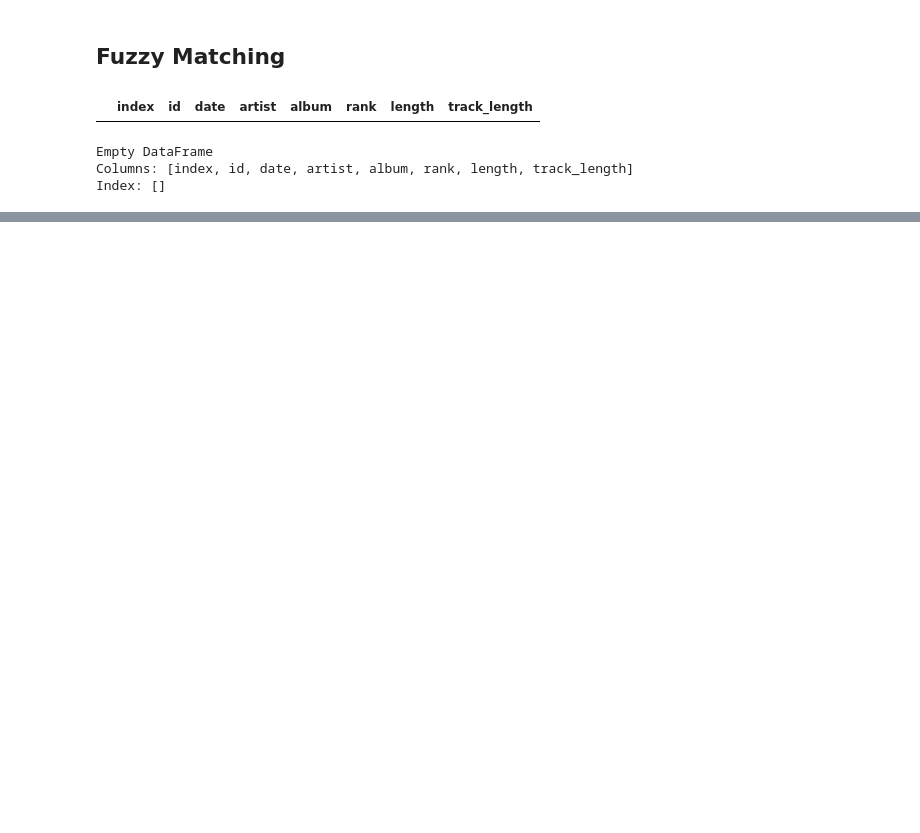
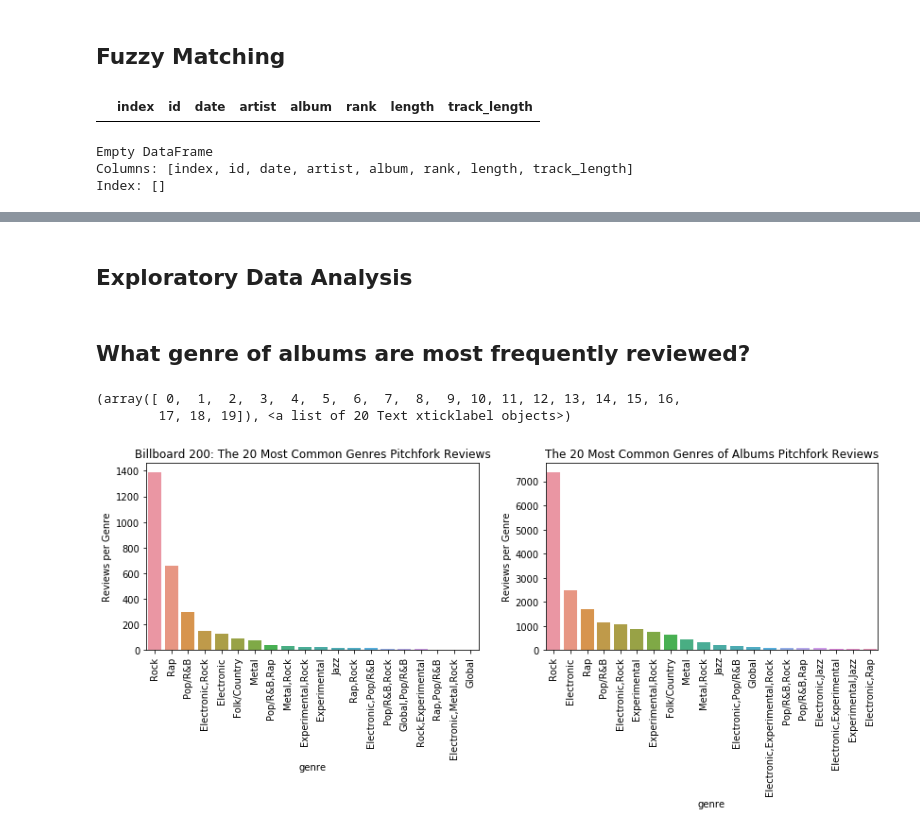
Before and after one commit to aschoettler/int15-spotify, a Jupyter notebook: Final Project.ipynb, the cells around one changed output, grey strips where cells are left out. Cells and saved outputs as stored; diff of their text form; code cells hidden in the pictures; blank space fills up the shorter version.

```diff
--- a/Final Project.ipynb
+++ b/Final Project.ipynb
@@ -421,11 +139,0 @@ billboard
-# %%
-artist = pitchfork["artist"]
-artist = artist.str.lower()
-artist = artist.str.replace("&","and")
-pitchfork["artist"] = artist
-
-album = pitchfork["album"]
-album = album.str.lower()
-album = album.str.replace("&","and")
-pitchfork["album"] = album
-pitchfork
@@ -585,0 +199,2 @@ checked_df = final_df[final_df['artist_x'] != final_df['artist_y']]
+# %%
+billfuzzypitch = pd.read_pickle('./BILLFUZZYPITCHFINISHED.pkl')
@@ -585,0 +210,34 @@ checked_df = final_df[final_df['artist_x'] != final_df['artist_y']]
+# %% [markdown]
+## Exploratory Data Analysis
+# %% [markdown]
+## What genre of albums are most frequently reviewed?
+# %%
+genres = billfuzzypitch[billfuzzypitch['hasreview'] == True]
+genres
+
+a = billfuzzypitch.groupby(['genre'])['genre'].count().sort_values(ascending=False)
+a = a[0:20]
+
+b = pitchfork.groupby(['genre'])['genre'].count().sort_values(ascending=False)
+b = b[0:20]
+# %%
+#Let's look at the genre
+plt.figure(figsize = [10,10])
+plt.subplot(1,2,1)
+plt.title("Billboard 200: The 20 Most Common Genres Pitchfork Reviews") #title for subplots
+#plt.xlabel("Genre") #title for x axis
+plt.ylabel("Reviews per Genre") #title for y axis
+sns.barplot(x = a.index, y = a.values)
+plt.xticks(rotation='vertical')
+
+plt.subplot(1,2,2)
+plt.subplots_adjust(right = 1.2, top = 0.4)
+plt.title("The 20 Most Common Genres of Albums Pitchfork Reviews") #title for subplots
+#plt.xlabel("Genre") #title for x axis
+plt.ylabel("Reviews per Genre") #title for y axis
+sns.barplot(x = b.index, y = b.values)
+plt.xticks(rotation='vertical')
+# %% [output]
+(array([ 0,  1,  2,  3,  4,  5,  6,  7,  8,  9, 10, 11, 12, 13, 14, 15, 16,
+        17, 18, 19]), <a list of 20 Text xticklabel objects>)
+[figure, added]
```
Also changed, not shown: parts of 136 cells of this notebook, 1 other file.
